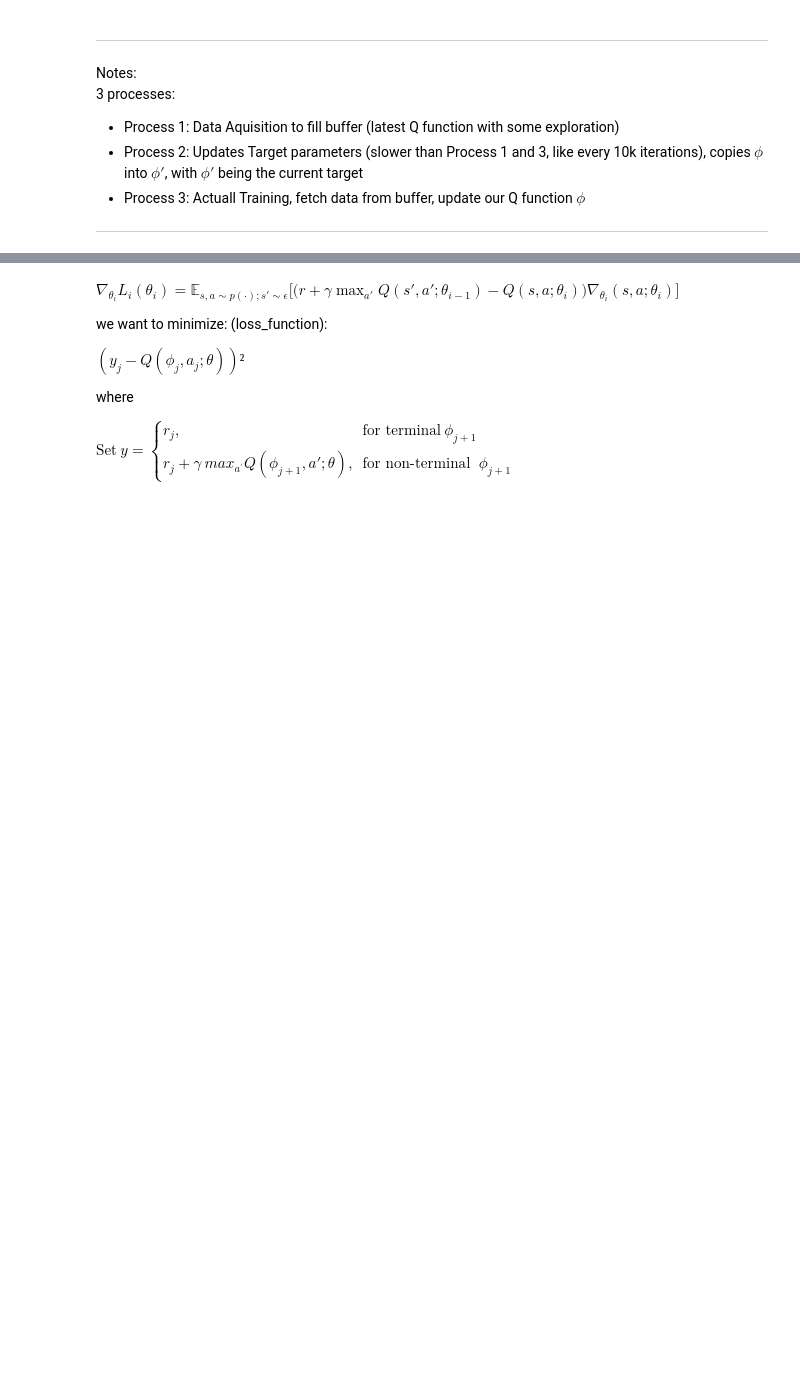
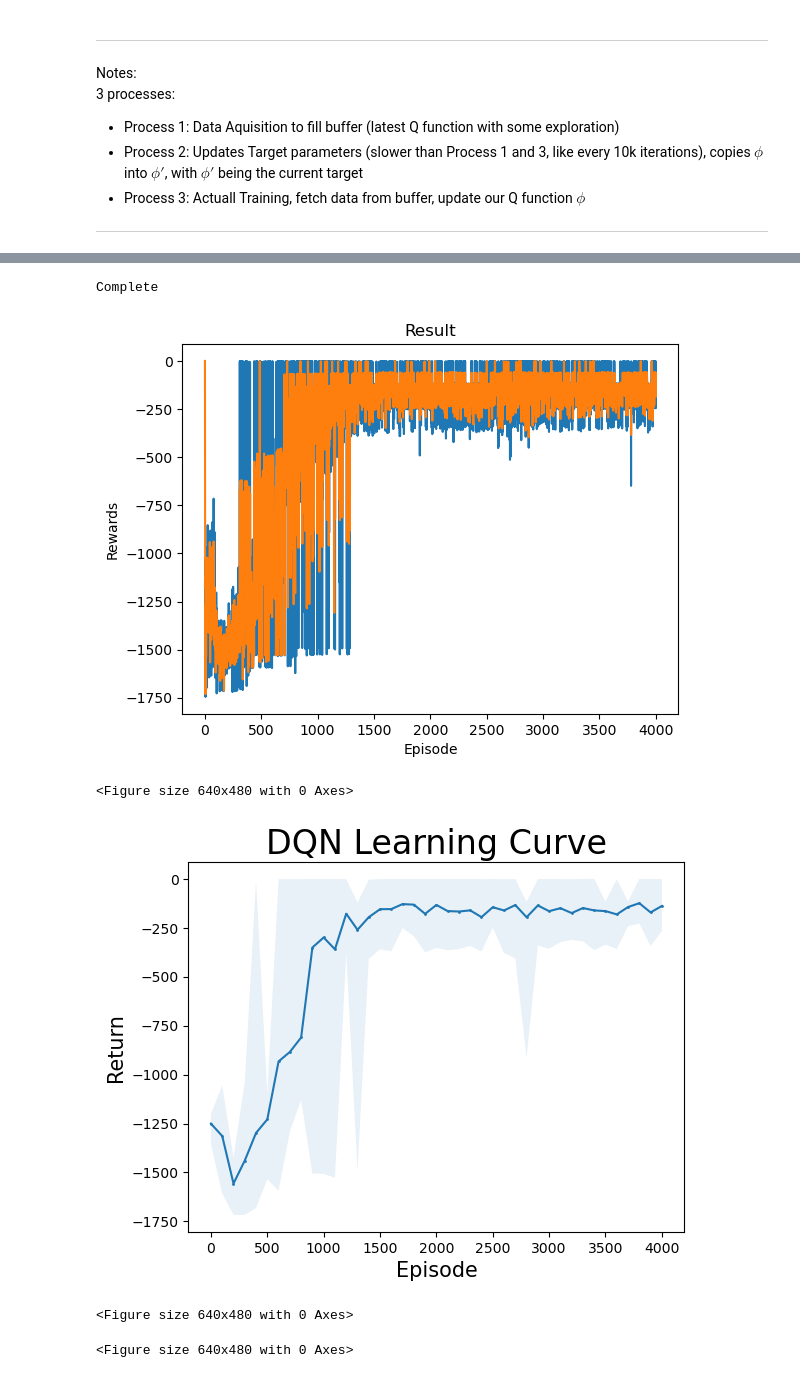
Before and after one commit to AndyPiantoni/ReinforceUs, a Jupyter notebook: DQN.ipynb, the cells around one changed output, grey strips where cells are left out. Cells and saved outputs as stored; diff of their text form; code cells hidden in the pictures; blank space fills up the shorter version.

```diff
--- a/DQN.ipynb
+++ b/DQN.ipynb
@@ -110,0 +561,7 @@ class DQN(nn.Module):
+# %%
+# plot_learning(eval_epi_index, eval_freq, rewards_list, avg_returns, max_returns, min_returns, show_result=True)
+f = open("Poster_Training/DQN_Cartpole_rewards_run3.csv", "w")
+f.write("Episode, avg_return, max_return, min_return\n")
+for i in range(len(eval_epi_index)):
+    f.write(f"{eval_epi_index[i]}, {avg_returns[i]}, {max_returns[i]}, {min_returns[i]}\n")
+f.close()
@@ -197,15 +624,0 @@ def plot_durations(show_result=False):
-# %% [markdown]
-$\nabla_{\theta_i}L_i(\theta_i) = \mathbb{E}_{s, a \sim p(\cdot);s'\sim \epsilon} \big[\big(r+\gamma \max_{a'} Q(s', a';\theta_{i-1})-Q(s,a;\theta_i)\big)\nabla_{\theta_i}(s,a;\theta_i) \big]$
-
-we want to minimize: (loss_function):
-
-$(y_j − Q(\phi_j, a_j; \theta))²$
-
-where
-
-$
-\text{Set} \ y = \begin{cases}
-r_j, & \text{for terminal} \ \phi_{j+1} \\
-r_j+\gamma \ max_{a^{'}}Q(\phi_{j+1}, a';\theta), & \text{for non-terminal } \ \phi_{j+1}
-\end{cases}
-$
@@ -330,0 +625,45 @@ plt.show()
+# %%
+env = gym.make("Pendulum-v1")
+steps_done = 0
+episode_durations = []
+rewards_list = []
+avg_returns = []
+max_returns = []
+min_returns = []
+eval_epi_index = []
+
+eps_decay = 1000 # Pendulum needs less exploration
+eps_start = 0.9 # Epsilon Greedy with decay rate based on steps taken for exploration
+eps_end = 0.001
+
+num_episodes = 4000 # number of training iterations
+eval_freq = 100 # sumarize trained episodes frequency
+
+# Discretized Action Space
+action_range = (env.action_space.low[0], env.action_space.high[0])
+n_actions = 31
+actions = np.linspace(action_range[0], action_range[1], n_actions)
+
+# Get the number of state observations
+state, info = env.reset()
+n_observations = len(state)
+
+policy_net = DQN(n_observations, n_actions).to(device)
+target_net = DQN(n_observations, n_actions).to(device)
+target_net.load_state_dict(policy_net.state_dict())
+
+optimizer = optim.AdamW(policy_net.parameters(), lr=LR, amsgrad=True)
+memory = ReplayMemory(CAPACITY)
+
+# call the train_function, move everything below into callable functions
+
+train_model(env, num_episodes, policy_net, target_net, memory, optimizer, actions, device, eval_freq, cts=True)
+torch.save(policy_net.state_dict(), f"DQN_policy_net_Pendulum.pt") # look at what to save in the end
+torch.save(target_net.state_dict(), f"DQN_target_net_Pendulum.pt") # look at what to save in the end
+# %% [output]
+Complete
+[figure, added]
+<Figure size 640x480 with 0 Axes>
+[figure, added]
+<Figure size 640x480 with 0 Axes>
+<Figure size 640x480 with 0 Axes>
```
Also changed, not shown: parts of 31 cells of this notebook, 15 other files.
